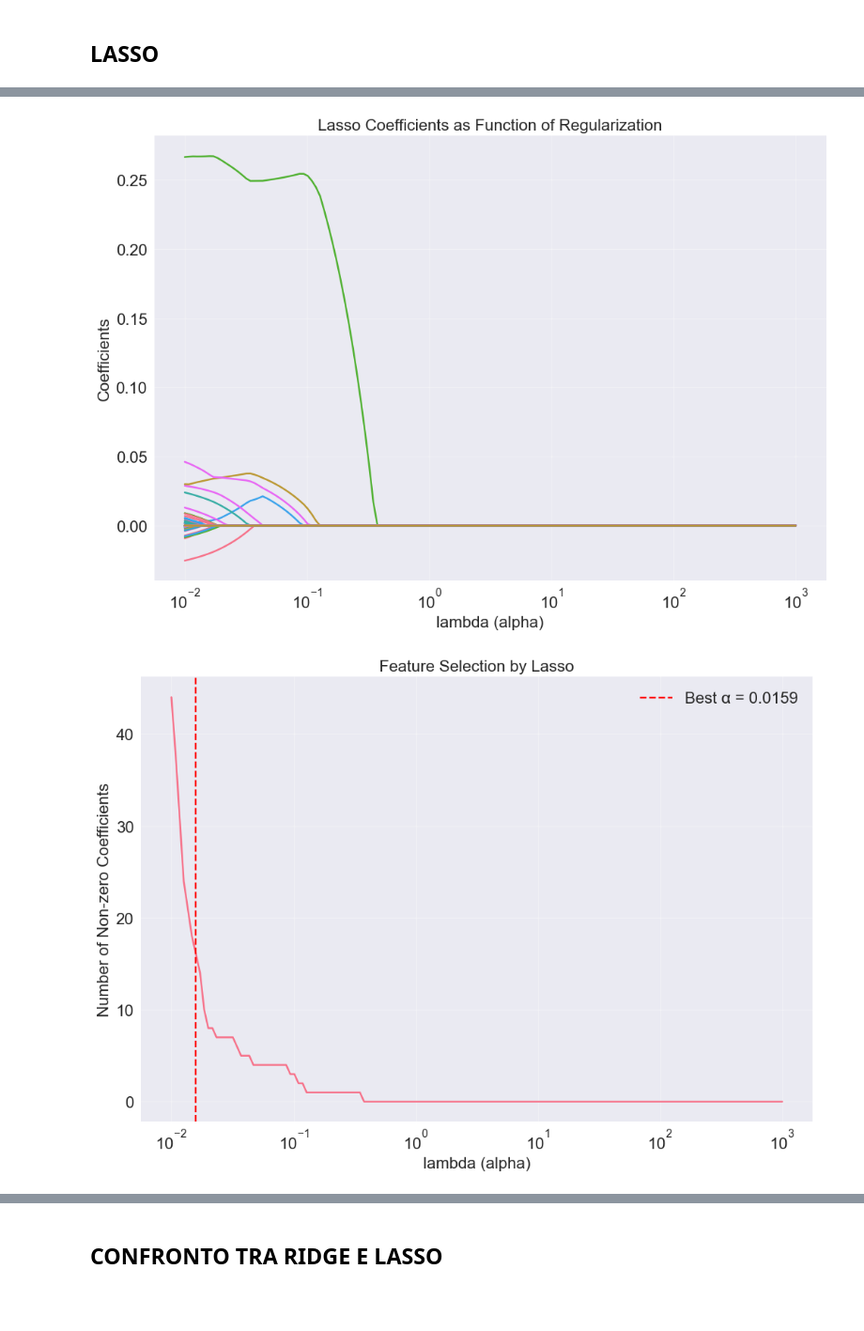
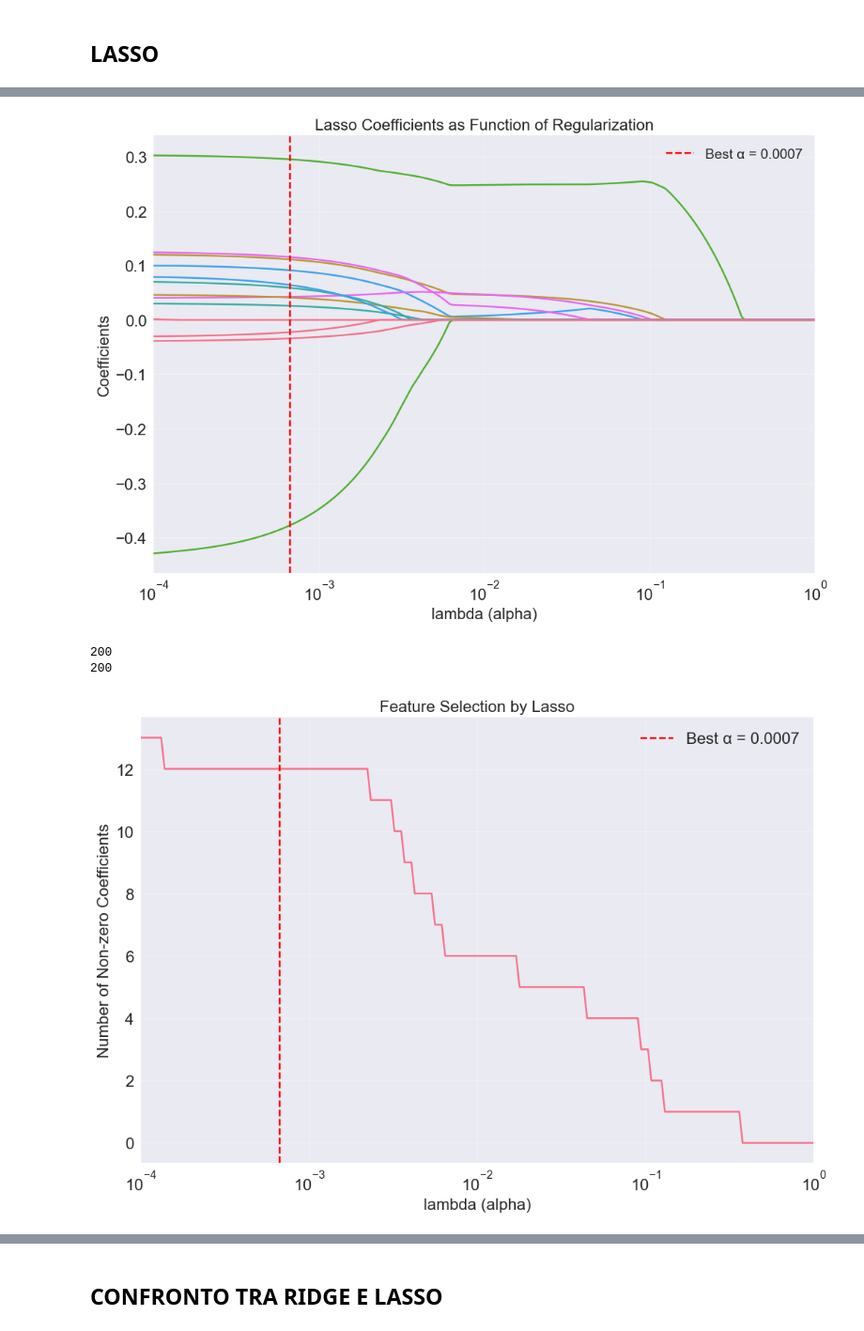
Before and after one commit to aminb00/StatisticalLearningProject, a Jupyter notebook: ULTIMAFINALE/RidgeLassoLog.ipynb, the cells around one changed output, grey strips where cells are left out. Shown: that part at 94% size. Saved outputs shown, nothing was run; the diff lists cells and outputs as text; code cells hidden in the pictures; blank space fills up the shorter version.

```diff
--- a/ULTIMAFINALE/RidgeLassoLog.ipynb
+++ b/ULTIMAFINALE/RidgeLassoLog.ipynb
@@ -52,10 +52,9 @@ numeric_data
 print(f"Dataset shape: {data.shape}")
 print(f"Features: {data.shape[1]}")
 print(f"Target variable (log-price) statistics:")
-print(y.describe())
 
 # Prepare features and target
-X = pd.get_dummies(data.drop('price', axis=1), drop_first=True)
+X = numeric_data.drop('price', axis=1)
 y = data['price']
 
 # Split data into training and test sets
@@ -172,15 +169,16 @@ plt.show()
 # %% [markdown]
 ## LASSO
 # %%
+lambda_values = np.logspace(-4, 0, 200)  # da 10^-4 a 10^0, 200 punti
+
 # Create Lasso pipeline with scaling
 lasso_pipe = make_pipeline(StandardScaler(), Lasso(max_iter=10000))
-
-
-# Grid search for best alpha
-lasso_cv = GridSearchCV(lasso_pipe,
-                       {'lasso__alpha': lambda_values},
-                       scoring='neg_mean_squared_error',
-                       cv=10)
+lasso_cv = GridSearchCV(
+    lasso_pipe,
+    {'lasso__alpha': lambda_values},
+    scoring='neg_mean_squared_error',
+    cv=10
+)
 lasso_cv.fit(X_train, y_train)
 best_alpha = lasso_cv.best_params_['lasso__alpha']
 print(f"Best Lasso alpha: {best_alpha}")
@@ -230,36 +228,55 @@ Selected features: 16/290 (5.5%)
+# %%
+# Plot Lasso coefficients for different lambda values
+coefs = []
+for a in lambda_values:
+    pipe = make_pipeline(StandardScaler(), Lasso(alpha=a, max_iter=10000))
+    pipe.fit(X_train, y_train)
+    coefs.append(pipe.named_steps['lasso'].coef_)
+# %%
+plt.figure(figsize=(12, 8))
+ax = plt.gca()
+ax.plot(lambda_values, coefs)
+ax.set_xscale('log')
+ax.set_xlim([1e-4, 1e0])  # intervallo da 10^-4 a 10^0
+plt.xlabel('lambda (alpha)', fontsize=16)
+plt.ylabel('Coefficients', fontsize=16)
+plt.title('Lasso Coefficients as Function of Regularization', fontsize=16)
+plt.tick_params(axis='both', which='major', labelsize=16)
+plt.grid(True, alpha=0.3)
+
+# Linea verticale rossa per il miglior alpha
+ax.axvline(lasso_results['alpha'], color='r', linestyle='--', label=f'Best α = {lasso_results["alpha"]:.4f}')
+ax.legend(fontsize=14)
+
+plt.show()
+# %% [output]
+[figure, added]
 # %%
-# Plot Lasso coefficients for different lambda values
+lambda_values = np.logspace(-4, 0, 200)  # 200 valori
 coefs = []
 for a in lambda_values:
     pipe = make_pipeline(StandardScaler(), Lasso(alpha=a, max_iter=10000))
     pipe.fit(X_train, y_train)
     coefs.append(pipe.named_steps['lasso'].coef_)
 
-# Plot 1: All coefficients
-plt.figure(figsize=(12, 8))
-ax = plt.gca()
-ax.plot(lambda_values, coefs)
-ax.set_xscale('log')
-plt.xlabel('lambda (alpha)', fontsize=16)
-plt.ylabel('Coefficients', fontsize=16)
-plt.title('Lasso Coefficients as Function of Regularization', fontsize=16)
-plt.tick_params(axis='both', which='major', labelsize=16)
-plt.grid(True, alpha=0.3)
-plt.show()
+n_nonzero = [(coef != 0).sum() for coef in coefs]
 
-# Plot 2: Number of non-zero coefficients
-n_nonzero = [np.sum(c != 0) for c in coefs]
+print(len(lambda_values))  # dovrebbe stampare 200
+print(len(n_nonzero))      # anche questa 200
+
 plt.figure(figsize=(12, 8))
 ax = plt.gca()
 ax.semilogx(lambda_values, n_nonzero)
+ax.set_xlim([1e-4, 1e0])
 ax.set_xlabel('lambda (alpha)', fontsize=16)
 ax.set_ylabel('Number of Non-zero Coefficients', fontsize=16)
 ax.set_title('Feature Selection by Lasso', fontsize=16)
 ax.grid(True, alpha=0.3)
 ax.axvline(lasso_results['alpha'], color='r', linestyle='--', label=f'Best α = {lasso_results["alpha"]:.4f}')
 ax.legend(fontsize=16)
 plt.tick_params(axis='both', which='major', labelsize=16)
 plt.show()
 # %% [output]
+200
+200
-[figure, old version]
+[figure, new version]
-[figure, removed]
```
Also changed, not shown: parts of 12 cells of this notebook, 3 other files.
